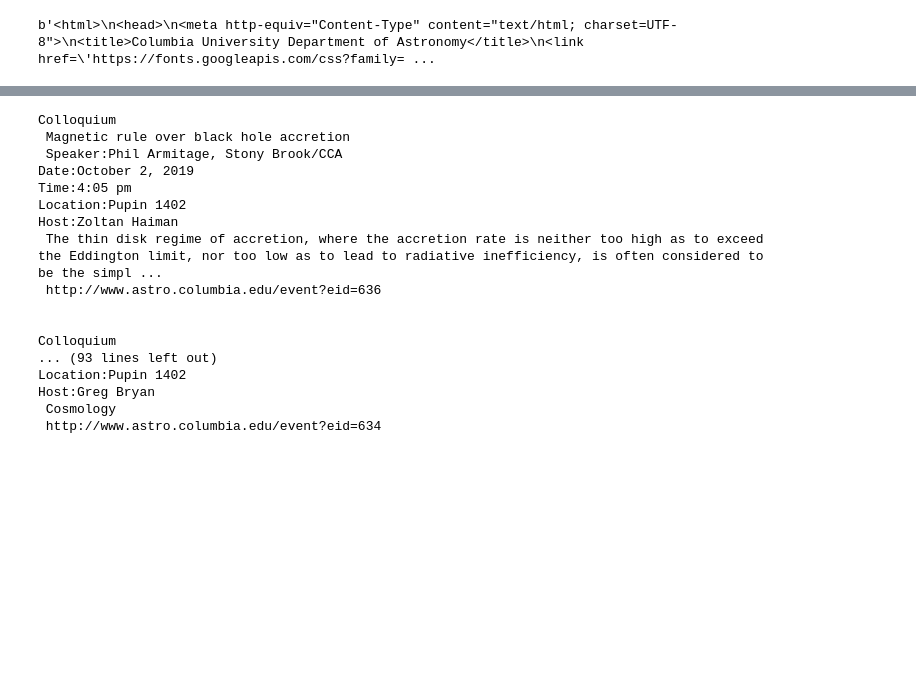
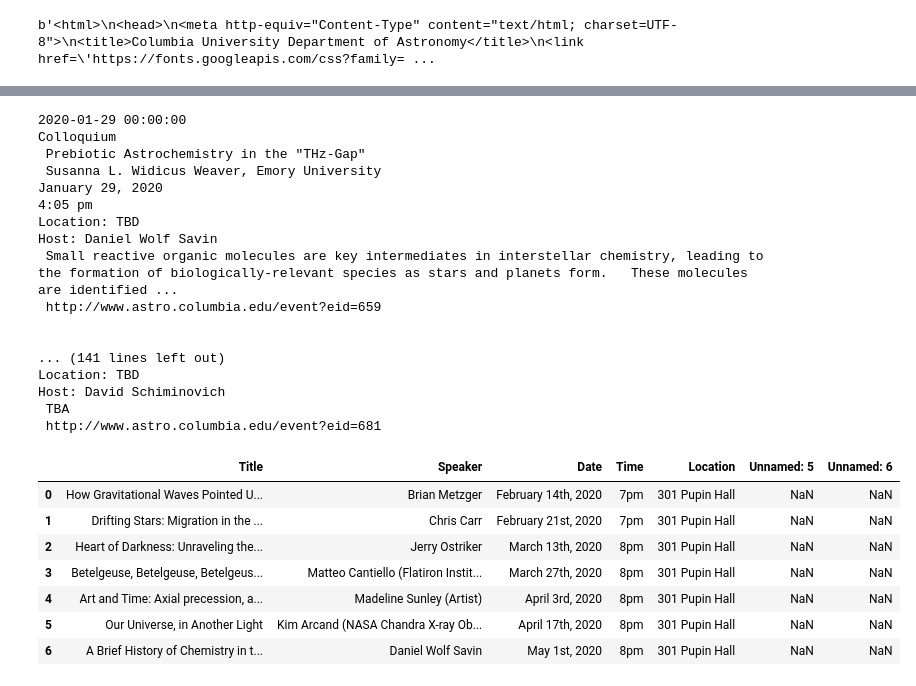
Before and after one commit to janagrc/kiosk, a Jupyter notebook: kiosk.ipynb, the cells around one changed output, grey strips where cells are left out. Cells and saved outputs as stored; diff of their text form; code cells hidden in the pictures; blank space fills up the shorter version.

Commit message:
change base ppt, add outreach

```diff
--- a/kiosk.ipynb
+++ b/kiosk.ipynb
@@ -54,5 +65,8 @@ Black Holes in Low Mass Galaxies
 # %%
 event = soup.find_all("a", href=lambda href: href and "event?" in href)
+f = open('./astrokiosk.pptx',"rb")
+prs = Presentation(f)
+
 for i in range(0,len(event)):
     link = "http://www.astro.columbia.edu" + event[i].get('href')
     #print(link)
@@ -65,28 +79,59 @@ for i in range(0,len(event)):
     #print(event_soup.prettify)
     #long_title = event[i].get('title')
     specs = event_soup.find("ul",class_="specs").get_text().strip()
+    specs = specs.replace('Date:','')
+    specs = specs.replace('Location:','Location: ')
+    specs = specs.replace('Speaker:','')
+    specs = specs.replace('Time:','')
+    specs = specs.replace('Host:','Host: ')
     speaker = event[i].find(class_="speaker").get_text().strip()
+    speaker = speaker.replace('Speaker:','')
     #title = event[i].find(class_="title").get_text().strip()
     title = event_soup.find_all("div",class_="content event")
     title = title[-1].find_all("h3")[0].get_text()
-    date = events[i].find(class_="date").get_text().strip()
+    date = event[i].find(class_="date").get_text().strip()
+    check_date = pd.to_datetime(date)
+    print(check_date)
     #print("Colloquium",date, "\n",title,"\n",speaker,"\n",abstract,"\n",link,"\n\n")
     print("Colloquium \n",title,"\n",specs,"\n",abstract,"\n",link,"\n\n")
+    title_specs = "Upcoming Event - Colloquium" + "\n" + "\n" + title + "\n" + specs + '\n'
+
+    if ((check_date > datetime.now()) & (check_date - datetime.now() < timedelta(days = 21))):
+        blank_slide_layout = prs.slide_layouts[6]
+        slide = prs.slides.add_slide(blank_slide_layout)
+        left = top = width = height = Inches(1)
+        txBox = slide.shapes.add_textbox(left, top, width, height)
+        tf = txBox.text_frame
+        tf.text = ""
+
+        p = tf.add_paragraph()
+        p.word_wrap = True
+        p.text = title_specs
+        p.font.size = Pt(26)
+
+#now = datetime.now() # current date and time
+#year = now.strftime("%Y")
+#month = now.strftime("%m")
+#day = now.strftime("%d")
+#time = now.strftime("%H:%M:%S")
+#date_time = now.strftime("%Y_%m_%d_%H_%M_%S")
+
+#prs.save(date_time + '.pptx')
 # %% [output]
+2020-01-29 00:00:00
 Colloquium
- Magnetic rule over black hole accretion
- Speaker:Phil Armitage, Stony Brook/CCA
-Date:October 2, 2019
-Time:4:05 pm
-Location:Pupin 1402
-Host:Zoltan Haiman
- The thin disk regime of accretion, where the accretion rate is neither too high as to exceed the Eddington limit, nor too low as to lead to radiative inefficiency, is often considered to be the simpl ...
- http://www.astro.columbia.edu/event?eid=636
+ Prebiotic Astrochemistry in the "THz-Gap"
+ Susanna L. Widicus Weaver, Emory University
+January 29, 2020
+4:05 pm
+Location: TBD
+Host: Daniel Wolf Savin
+ Small reactive organic molecules are key intermediates in interstellar chemistry, leading to the formation of biologically-relevant species as stars and planets form.   These molecules are identified ...
+ http://www.astro.columbia.edu/event?eid=659
 
 
-Colloquium
-... (93 lines left out)
-Location:Pupin 1402
-Host:Greg Bryan
- Cosmology
- http://www.astro.columbia.edu/event?eid=634
+... (141 lines left out)
+Location: TBD
+Host: David Schiminovich
+ TBA
+ http://www.astro.columbia.edu/event?eid=681
@@ -99,0 +138,14 @@ Host:Greg Bryan
+# %%
+#use
+outreach_events = pd.read_csv('./outreach.csv')
+# %%
+outreach_events
+# %% [output]
+|  | Title | Speaker | Date | Time | Location | Unnamed: 5 | Unnamed: 6 |
+| 0 | How Gravitational Waves Pointed U... | Brian Metzger | February 14th, 2020 | 7pm | 301 Pupin Hall | NaN | NaN |
+| 1 | Drifting Stars: Migration in the ... | Chris Carr | February 21st, 2020 | 7pm | 301 Pupin Hall | NaN | NaN |
+| 2 | Heart of Darkness: Unraveling the... | Jerry Ostriker | March 13th, 2020 | 8pm | 301 Pupin Hall | NaN | NaN |
+| 3 | Betelgeuse, Betelgeuse, Betelgeus... | Matteo Cantiello (Flatiron Instit... | March 27th, 2020 | 8pm | 301 Pupin Hall | NaN | NaN |
+| 4 | Art and Time: Axial precession, a... | Madeline Sunley (Artist) | April 3rd, 2020 | 8pm | 301 Pupin Hall | NaN | NaN |
+| 5 | Our Universe, in Another Light | Kim Arcand (NASA Chandra X-ray Ob... | April 17th, 2020 | 8pm | 301 Pupin Hall | NaN | NaN |
+| 6 | A Brief History of Chemistry in t... | Daniel Wolf Savin | May 1st, 2020 | 8pm | 301 Pupin Hall | NaN | NaN |
```
Also changed, not shown: parts of 7 cells of this notebook, 21 other files.
